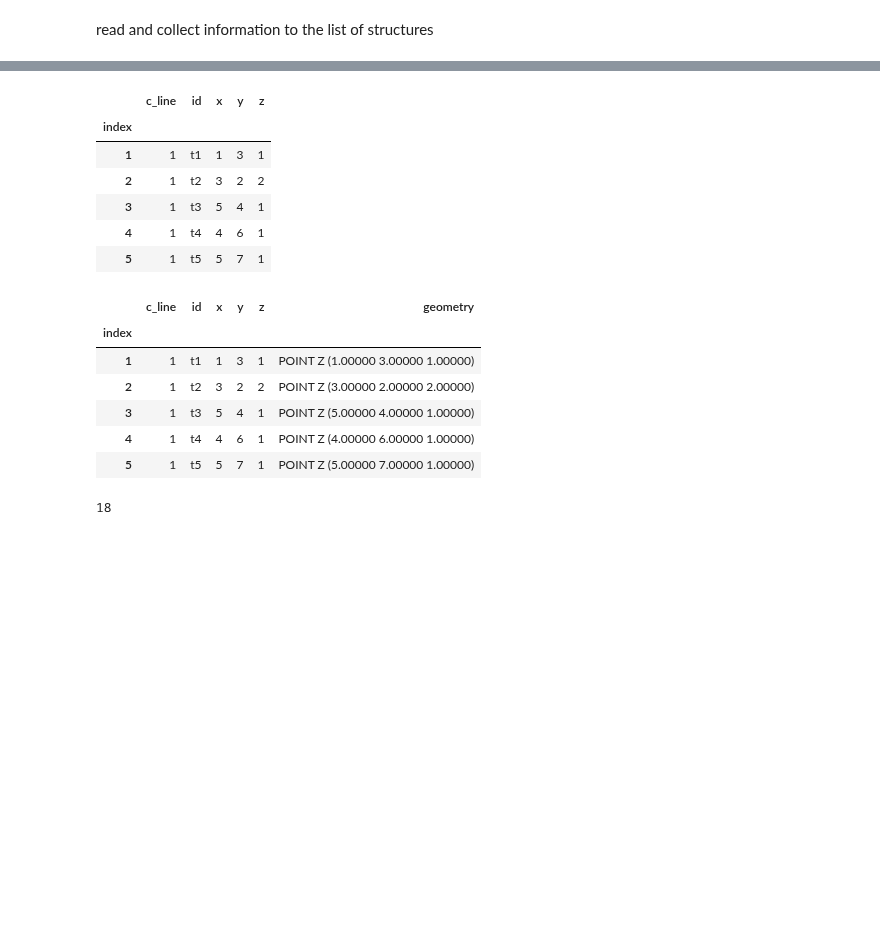
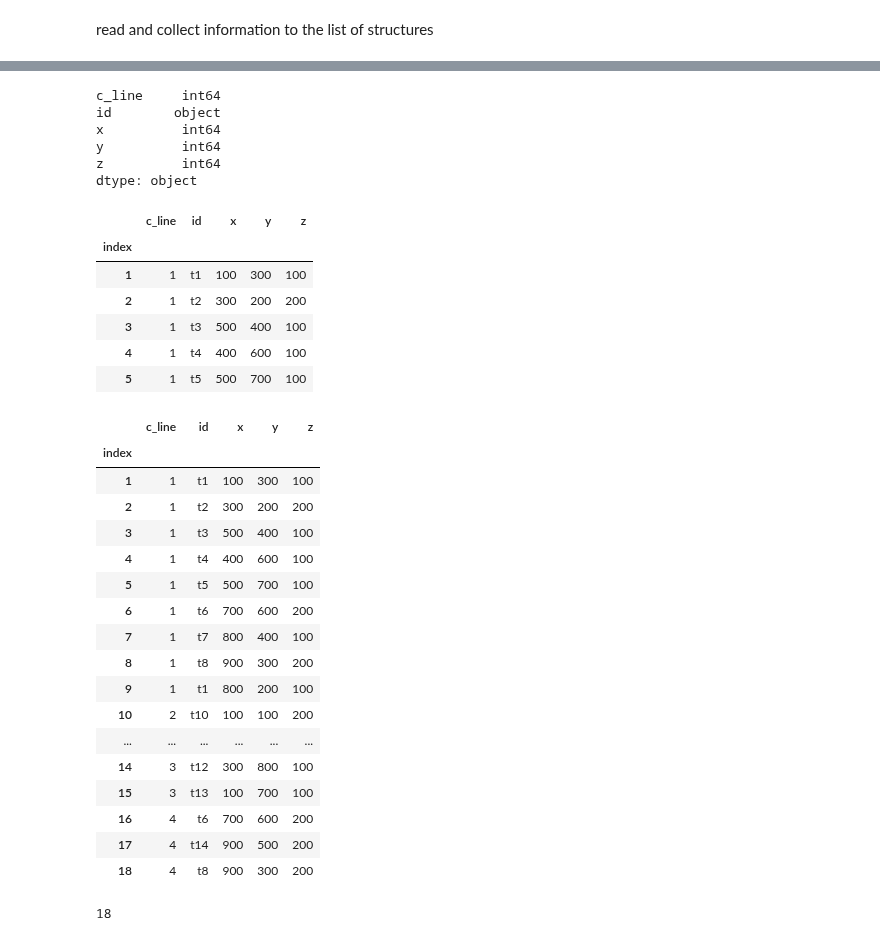
Before and after one commit to pigsel/some_tools, a Jupyter notebook: centrostruct/centerline.ipynb, the cells around one changed output, grey strips where cells are left out. Cells and saved outputs as stored; diff of their text form; code cells hidden in the pictures; blank space fills up the shorter version.

```diff
--- a/centrostruct/centerline.ipynb
+++ b/centrostruct/centerline.ipynb
@@ -50,28 +51,53 @@ c_lines
  (18, 4, 't8', '9', '3', '2')]
 # %%
 c_lines_p = pd.DataFrame(c_lines, columns =['index', 'c_line', 'id', 'x', 'y', 'z']).set_index('index')
+# %%
+c_lines_p[['x', 'y', 'z']] = c_lines_p[['x', 'y', 'z']].apply(pd.to_numeric)
+# %%
+c_lines_p.dtypes
+# %% [output]
+c_line     int64
+id        object
+x          int64
+y          int64
+z          int64
+dtype: object
+# %%
+for i in ['x', 'y', 'z']:
+    c_lines_p[i] = c_lines_p[i]*100
 # %%
 c_lines_p.head()
 # %% [output]
 |  | c_line | id | x | y | z |
 | index |  |  |  |  |  |
-| 1 | 1 | t1 | 1 | 3 | 1 |
-| 2 | 1 | t2 | 3 | 2 | 2 |
-| 3 | 1 | t3 | 5 | 4 | 1 |
-| 4 | 1 | t4 | 4 | 6 | 1 |
-| 5 | 1 | t5 | 5 | 7 | 1 |
+| 1 | 1 | t1 | 100 | 300 | 100 |
+| 2 | 1 | t2 | 300 | 200 | 200 |
+| 3 | 1 | t3 | 500 | 400 | 100 |
+| 4 | 1 | t4 | 400 | 600 | 100 |
+| 5 | 1 | t5 | 500 | 700 | 100 |
 # %%
 c_lines_p = gpd.GeoDataFrame(c_lines_p, crs="EPSG:2193", geometry=gpd.points_from_xy(c_lines_p['x'], c_lines_p['y'], c_lines_p['z']))
 # %%
-c_lines_p.head()
+c_lines_p
 # %% [output]
-|  | c_line | id | x | y | z | geometry |
-| index |  |  |  |  |  |  |
-| 1 | 1 | t1 | 1 | 3 | 1 | POINT Z (1.00000 3.00000 1.00000) |
-| 2 | 1 | t2 | 3 | 2 | 2 | POINT Z (3.00000 2.00000 2.00000) |
-| 3 | 1 | t3 | 5 | 4 | 1 | POINT Z (5.00000 4.00000 1.00000) |
-| 4 | 1 | t4 | 4 | 6 | 1 | POINT Z (4.00000 6.00000 1.00000) |
-| 5 | 1 | t5 | 5 | 7 | 1 | POINT Z (5.00000 7.00000 1.00000) |
+|  | c_line | id | x | y | z |
+| index |  |  |  |  |  |
+| 1 | 1 | t1 | 100 | 300 | 100 |
+| 2 | 1 | t2 | 300 | 200 | 200 |
+| 3 | 1 | t3 | 500 | 400 | 100 |
+| 4 | 1 | t4 | 400 | 600 | 100 |
+| 5 | 1 | t5 | 500 | 700 | 100 |
+| 6 | 1 | t6 | 700 | 600 | 200 |
+| 7 | 1 | t7 | 800 | 400 | 100 |
+| 8 | 1 | t8 | 900 | 300 | 200 |
+| 9 | 1 | t1 | 800 | 200 | 100 |
+| 10 | 2 | t10 | 100 | 100 | 200 |
+| ... | ... | ... | ... | ... | ... |
+| 14 | 3 | t12 | 300 | 800 | 100 |
+| 15 | 3 | t13 | 100 | 700 | 100 |
+| 16 | 4 | t6 | 700 | 600 | 200 |
+| 17 | 4 | t14 | 900 | 500 | 200 |
+| 18 | 4 | t8 | 900 | 300 | 200 |
 # %%
 c_lines_p.plot()
 len(c_lines_p)
```
Also changed, not shown: parts of 1 cell of this notebook, 1 other file.
